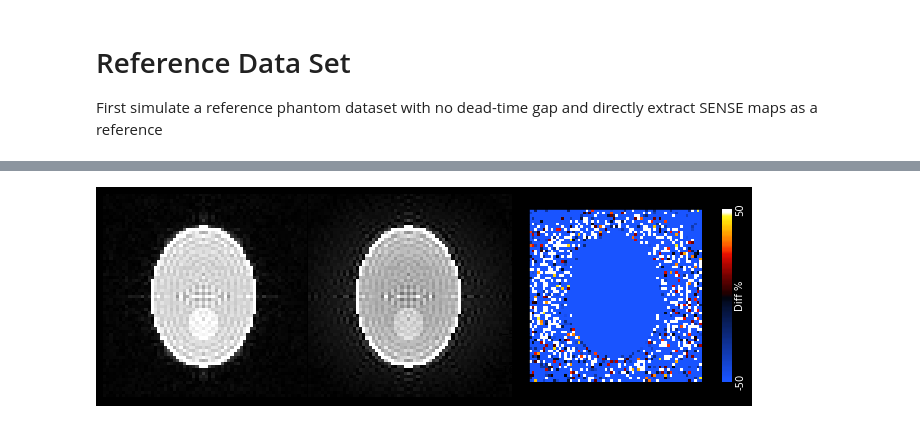
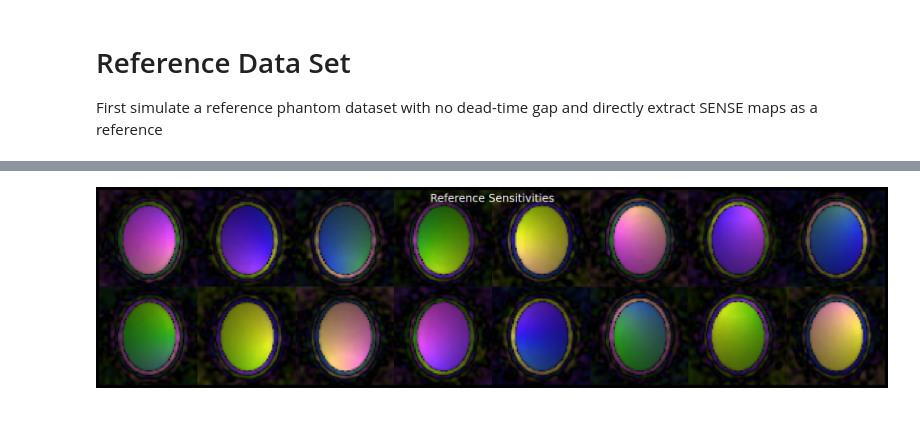
Before and after one commit to spinicist/old-riesling-examples, a Jupyter notebook: espirit.ipynb, the cells around one changed output, grey strips where cells are left out. Cells and saved outputs as stored; diff of their text form; code cells hidden in the pictures.

```diff
--- a/espirit.ipynb
+++ b/espirit.ipynb
@@ -112,4 +15,0 @@ f
-# %%
-ns.compare('full-direct-cg.nii', 'gap-espirit-cg.nii', component='mag', diff_clim=(-50,50))
-# %% [output]
-[figure, removed]
@@ -115,0 +18,5 @@ ns.compare('full-direct-cg.nii', 'gap-espirit-cg.nii', component='mag', diff_cli
+# %%
+!riesling sense --kb full.h5 --lambda=100 --fov=256
+plot_sense('full-sense.h5', title='Reference Sensitivities')
+# %% [output]
+[figure, added]
```
Also changed, not shown: parts of 37 cells of this notebook, 3 other files.
